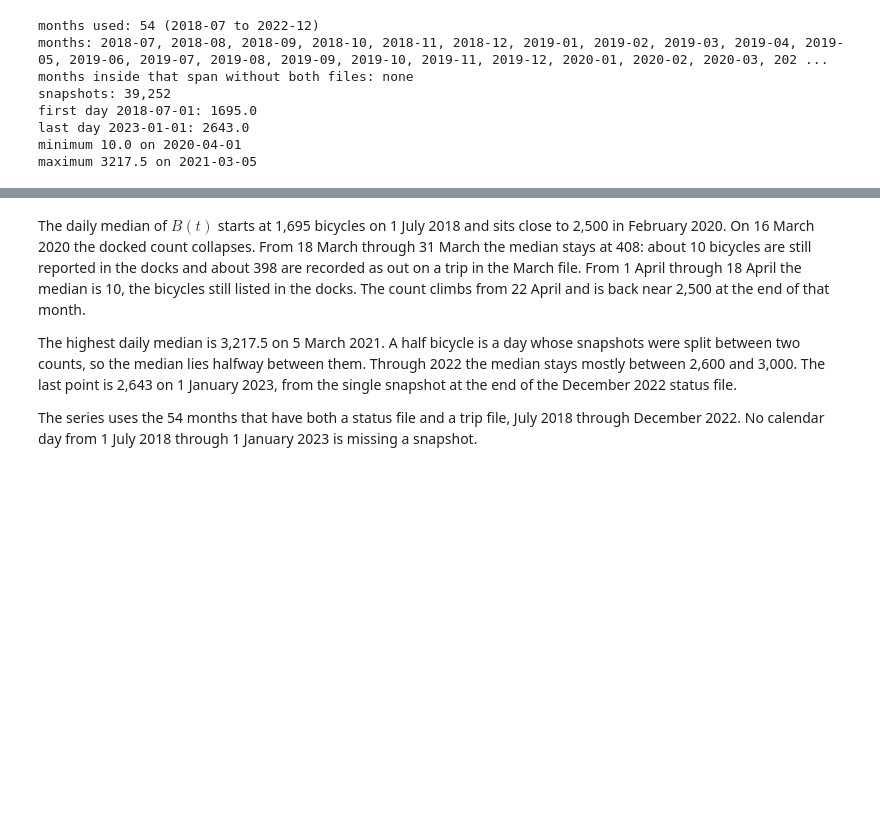
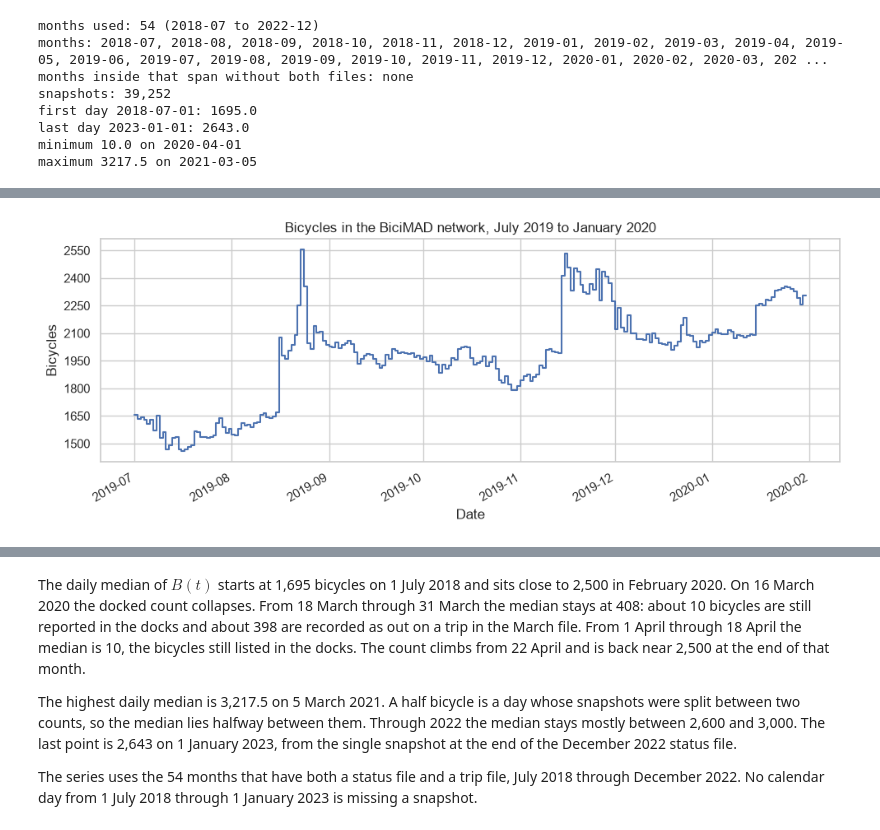
Before and after one commit to sergiozurron/BicimadOperations, a Jupyter notebook: bicimad_infrastructure_evolution.ipynb, the cells around one changed output, grey strips where cells are left out. Cells and saved outputs as stored; diff of their text form; code cells hidden in the pictures; blank space fills up the shorter version.

Commit message:
Add bike count spikes analysis

```diff
--- a/bicimad_infrastructure_evolution.ipynb
+++ b/bicimad_infrastructure_evolution.ipynb
@@ -201,0 +204,84 @@ maximum 3217.5 on 2021-03-05
+# %%
+import json
+
+months = [
+    month
+    for month in discover_months(cfg)["both"]
+    if "2019-07" <= month <= "2020-01"
+]
+expected = [str(period) for period in pd.period_range("2019-07", "2020-01", freq="M")]
+if months != expected:
+    raise RuntimeError(
+        "July 2019 through January 2020 is missing a status file or a trip file: "
+        + ", ".join(month for month in expected if month not in set(months))
+    )
+status_files = discover_status_files(cfg)
+trip_files = discover_trip_files(cfg)
+cache_dir = cfg.processed_dir / "infrastructure" / "bicycle_snapshots"
+
+frames = []
+for month in months:
+    status_path = status_files[month]
+    trip_path = trip_files[month]
+    cache = cache_dir / f"{month}.parquet"
+    manifest_path = cache_dir / f"{month}.manifest.json"
+    manifest = {
+        "status": {"file": status_path.name, "bytes": status_path.stat().st_size},
+        "trips": {"file": trip_path.name, "bytes": trip_path.stat().st_size},
+    }
+    if not cache.is_file() or not manifest_path.is_file():
+        raise RuntimeError(
+            f"{month}: bicycle snapshot cache is missing. Run the bicycle section first."
+        )
+    saved = json.loads(manifest_path.read_text(encoding="utf-8"))
+    if saved != manifest:
+        raise RuntimeError(
+            f"{month}: bicycle snapshot cache is stale. Run the bicycle section first."
+        )
+    frames.append(pd.read_parquet(cache, columns=["ts", "n_bikes"]))
+
+bikes = pd.concat(frames, ignore_index=True)
+
+
+def _as_count(series: pd.Series) -> pd.Series:
+    values = pd.to_numeric(series, errors="coerce")
+    if values.dropna().empty or values.dropna().mod(1).eq(0).all():
+        return values.round().astype("Int64")
+    return values
+
+
+local_day = bikes["ts"].dt.tz_convert(MADRID_TZ).dt.floor("D")
+bike_daily = (
+    bikes.assign(date=local_day)
+    .groupby("date", as_index=False)
+    .agg(n_bikes=("n_bikes", "median"))
+    .sort_values("date")
+    .reset_index(drop=True)
+)
+bike_daily["n_bikes"] = _as_count(bike_daily["n_bikes"])
+
+start = pd.Timestamp("2019-07-01", tz=MADRID_TZ)
+end = pd.Timestamp("2020-01-31", tz=MADRID_TZ)
+calendar = pd.date_range(start, end, freq="D", tz=MADRID_TZ)
+zoom = bike_daily.set_index("date")["n_bikes"].reindex(calendar)
+
+fig, ax = plt.subplots(figsize=(10, 4))
+ax.step(zoom.index.tz_localize(None), zoom, where="post")
+ax.set_title("Bicycles in the BiciMAD network, July 2019 to January 2020")
+ax.set_xlabel("Date")
+ax.set_ylabel("Bicycles")
+ax.yaxis.set_major_locator(MaxNLocator(integer=True))
+fig.autofmt_xdate()
+plt.tight_layout()
+plt.show()
+
+present = zoom.dropna()
+gaps = [ts.strftime("%Y-%m-%d") for ts in zoom.index[zoom.isna()]]
+print(f"plotted days: {len(present):,}")
+print("gap days:", ", ".join(gaps) if gaps else "none")
+print(f"first day {present.index[0].strftime('%Y-%m-%d')}: {present.iloc[0]}")
+print(f"last day {present.index[-1].strftime('%Y-%m-%d')}: {present.iloc[-1]}")
+print(f"minimum {present.min()} on {present.idxmin().strftime('%Y-%m-%d')}")
+print(f"maximum {present.max()} on {present.idxmax().strftime('%Y-%m-%d')}")
+# %% [output]
+[figure, added]
```
Also changed, not shown: parts of 11 cells of this notebook, 3 other files.
